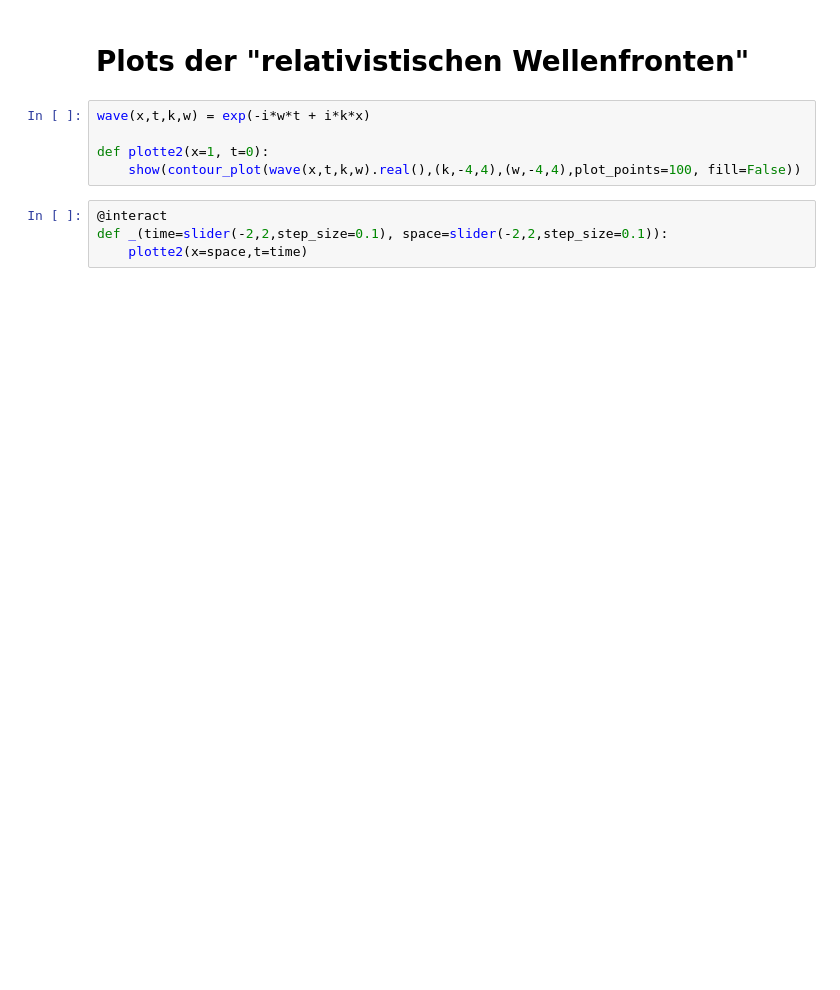
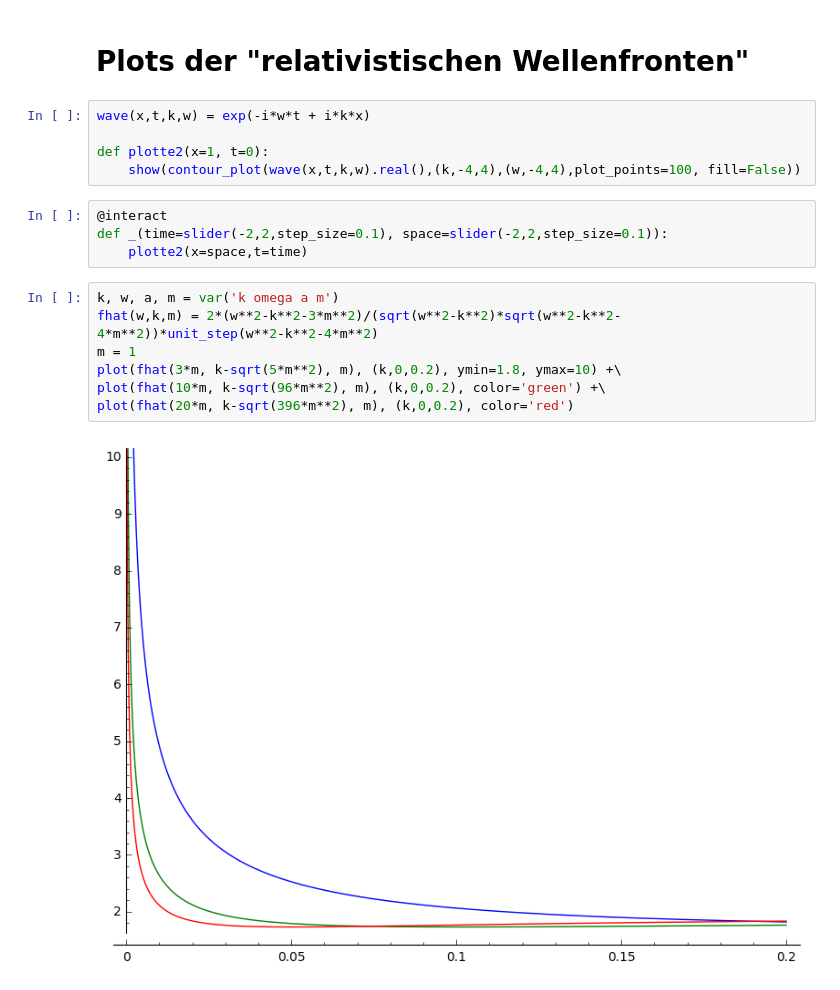
Before and after one commit to jlbosse/Bachelorarbeit, a Jupyter notebook: Animationen.ipynb, the cells around one changed output. Drawn from its saved outputs; the diff is of its cells as text; blank space fills up the shorter version.

```diff
--- a/Animationen.ipynb
+++ b/Animationen.ipynb
@@ -171,3 +186,12 @@ def plotte2(x=1, t=0):
 @interact
 def _(time=slider(-2,2,step_size=0.1), space=slider(-2,2,step_size=0.1)):
     plotte2(x=space,t=time)
+# %%
+k, w, a, m = var('k omega a m')
+fhat(w,k,m) = 2*(w**2-k**2-3*m**2)/(sqrt(w**2-k**2)*sqrt(w**2-k**2-4*m**2))*unit_step(w**2-k**2-4*m**2)
+m = 1
+plot(fhat(3*m, k-sqrt(5*m**2), m), (k,0,0.2), ymin=1.8, ymax=10) +\
+plot(fhat(10*m, k-sqrt(96*m**2), m), (k,0,0.2), color='green') +\
+plot(fhat(20*m, k-sqrt(396*m**2), m), (k,0,0.2), color='red')
+# %% [output]
+[figure, added]
```
Also changed, not shown: parts of 6 cells of this notebook, 10 other files.
